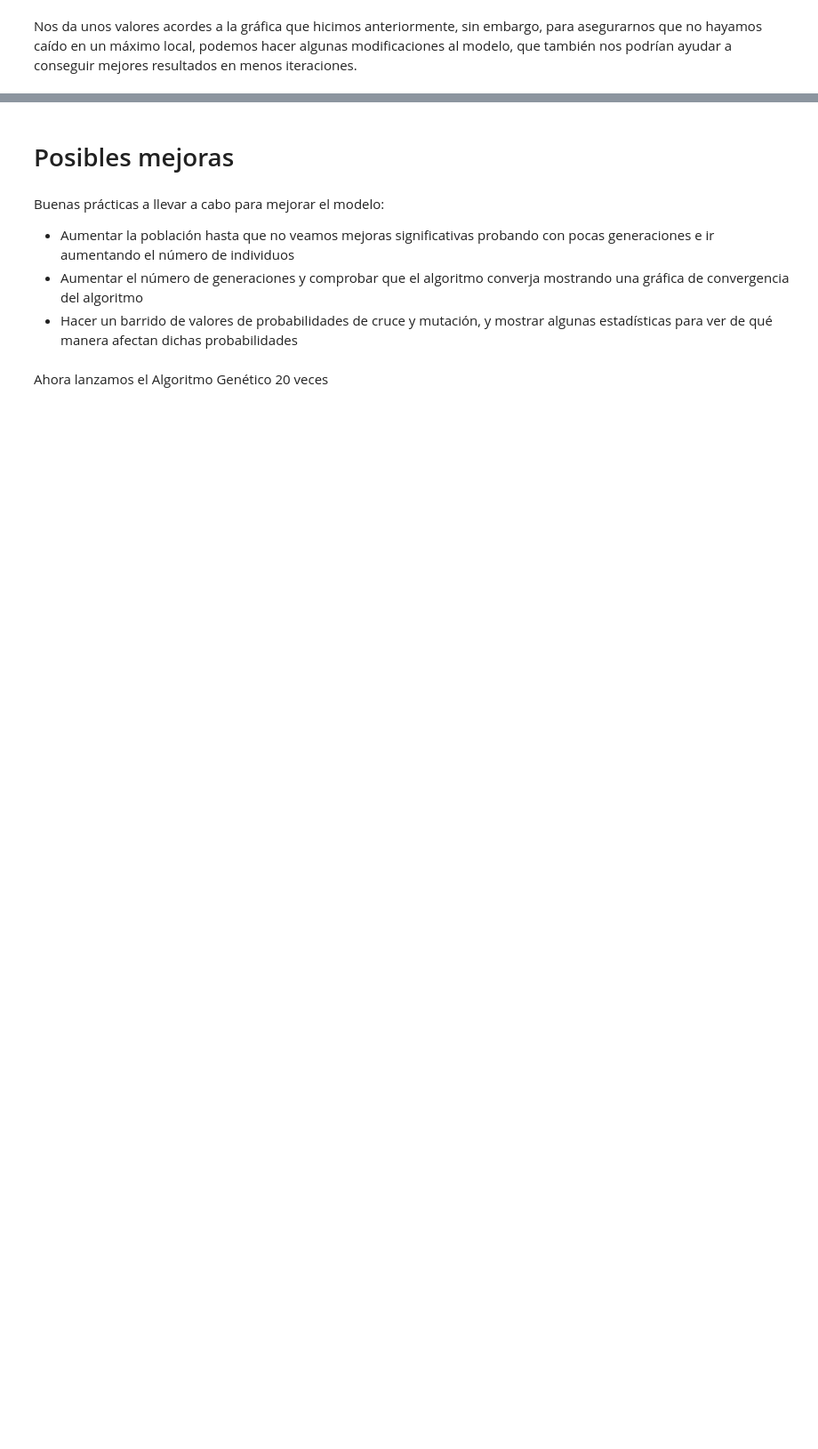
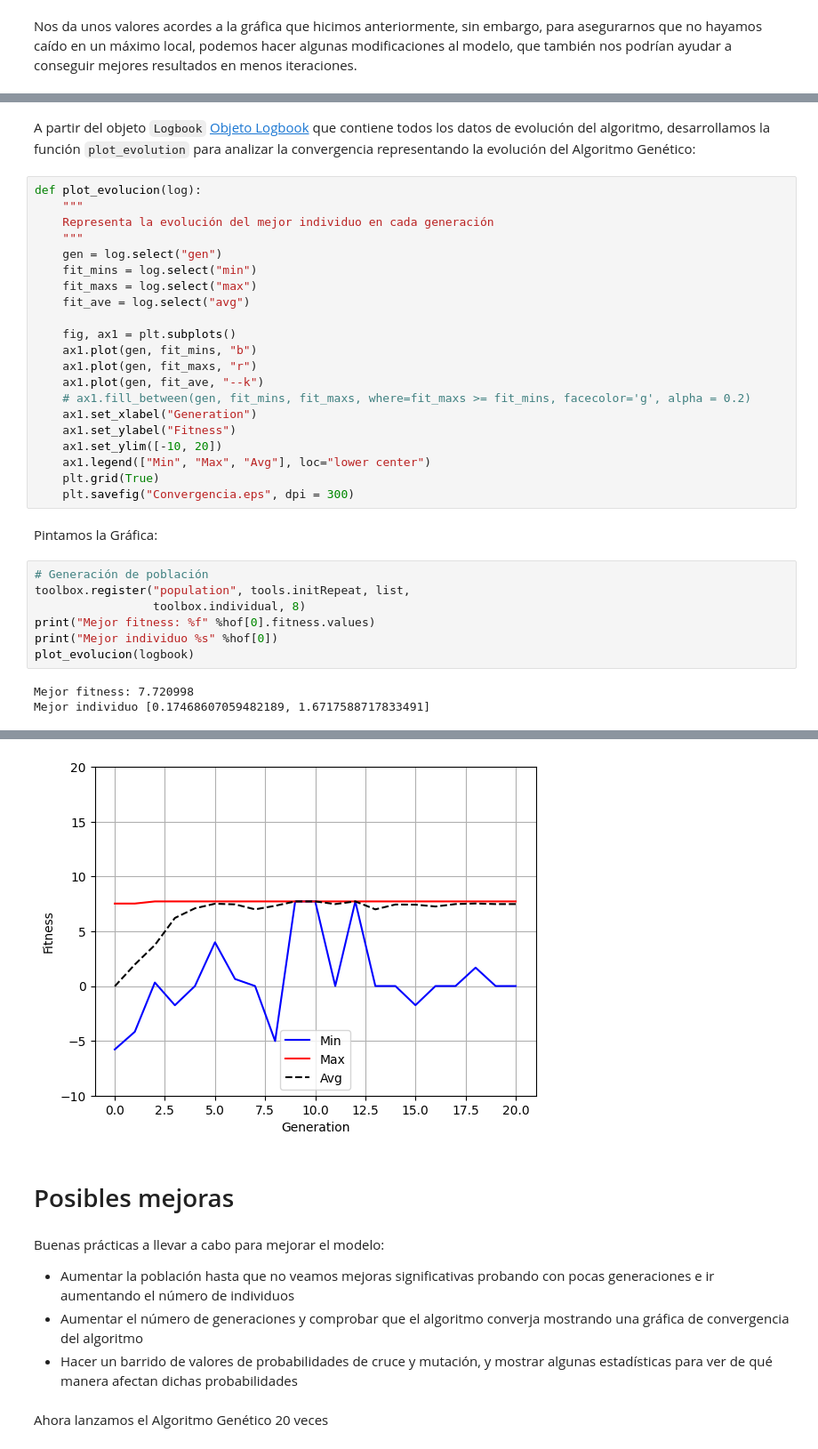
Before and after one commit to Alf-caput/P4_AlgoritmoGenetico, a Jupyter notebook: P4_AlgGen.ipynb, the cells around one changed output, grey strips where cells are left out. Shown: that part at 89% size. Cells and saved outputs as stored; diff of their text form; blank space fills up the shorter version.

Commit message:
mejoras al ej1

```diff
--- a/P4_AlgGen.ipynb
+++ b/P4_AlgGen.ipynb
@@ -349,0 +352,35 @@ gen     nevals  avg             std             min             max
+# %% [markdown]
+A partir del objeto `Logbook` [Objeto Logbook](https://deap.readthedocs.io/en/master/api/tools.html#logbook) que contiene todos los datos de evolución del algoritmo, desarrollamos la función `plot_evolution` para analizar la convergencia representando la evolución del Algoritmo Genético:
+# %%
+def plot_evolucion(log):
+    """
+    Representa la evolución del mejor individuo en cada generación
+    """
+    gen = log.select("gen")
+    fit_mins = log.select("min")
+    fit_maxs = log.select("max")
+    fit_ave = log.select("avg")
+
+    fig, ax1 = plt.subplots()
+    ax1.plot(gen, fit_mins, "b")
+    ax1.plot(gen, fit_maxs, "r")
+    ax1.plot(gen, fit_ave, "--k")
+    # ax1.fill_between(gen, fit_mins, fit_maxs, where=fit_maxs >= fit_mins, facecolor='g', alpha = 0.2)
+    ax1.set_xlabel("Generation")
+    ax1.set_ylabel("Fitness")
+    ax1.set_ylim([-10, 20])
+    ax1.legend(["Min", "Max", "Avg"], loc="lower center")
+    plt.grid(True)
+    plt.savefig("Convergencia.eps", dpi = 300)
+# %% [markdown]
+Pintamos la Gráfica:
+# %%
+# Generación de población
+toolbox.register("population", tools.initRepeat, list,
+                 toolbox.individual, 8)
+print("Mejor fitness: %f" %hof[0].fitness.values)
+print("Mejor individuo %s" %hof[0])
+plot_evolucion(logbook)
+# %% [output]
+Mejor fitness: 7.720998
+Mejor individuo [0.17468607059482189, 1.6717588717833491]
@@ -350,3 +388,4 @@ gen     nevals  avg             std             min             max
+[figure, added]
 # %% [markdown]
 # Posibles mejoras
 # %% [markdown]
```
Also changed, not shown: parts of 15 cells of this notebook.
